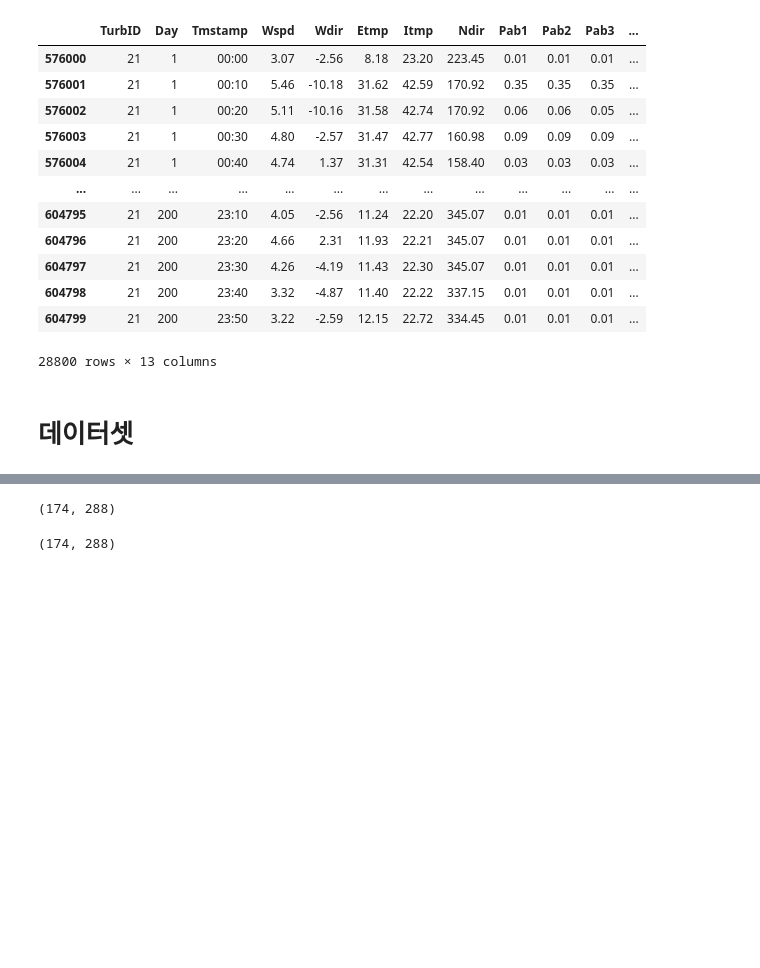
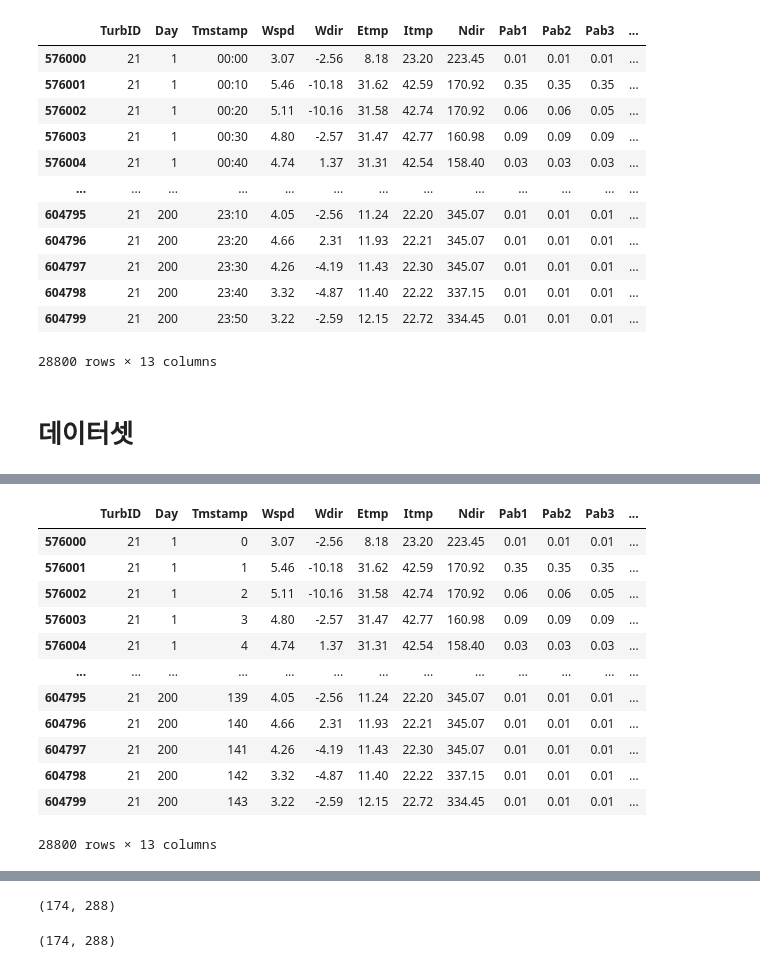
Before and after one commit to bub3690/dacon_study, a Jupyter notebook: inha_2022/baseline-1turb.ipynb, the cells around one changed output, grey strips where cells are left out. Drawn from its saved outputs; the diff is of its cells as text; code cells hidden in the pictures; blank space fills up the shorter version.

```diff
--- a/inha_2022/baseline-1turb.ipynb
+++ b/inha_2022/baseline-1turb.ipynb
@@ -143,3 +185,19 @@ def make_train_data(data):
+# %%
+train_data
+# %% [output]
+|  | TurbID | Day | Tmstamp | Wspd | Wdir | Etmp | Itmp | Ndir | Pab1 | Pab2 | Pab3 | ... |
+| 576000 | 21 | 1 | 0 | 3.07 | -2.56 | 8.18 | 23.20 | 223.45 | 0.01 | 0.01 | 0.01 | ... |
+| 576001 | 21 | 1 | 1 | 5.46 | -10.18 | 31.62 | 42.59 | 170.92 | 0.35 | 0.35 | 0.35 | ... |
+| 576002 | 21 | 1 | 2 | 5.11 | -10.16 | 31.58 | 42.74 | 170.92 | 0.06 | 0.06 | 0.05 | ... |
+| 576003 | 21 | 1 | 3 | 4.80 | -2.57 | 31.47 | 42.77 | 160.98 | 0.09 | 0.09 | 0.09 | ... |
+| 576004 | 21 | 1 | 4 | 4.74 | 1.37 | 31.31 | 42.54 | 158.40 | 0.03 | 0.03 | 0.03 | ... |
+| ... | ... | ... | ... | ... | ... | ... | ... | ... | ... | ... | ... | ... |
+| 604795 | 21 | 200 | 139 | 4.05 | -2.56 | 11.24 | 22.20 | 345.07 | 0.01 | 0.01 | 0.01 | ... |
+| 604796 | 21 | 200 | 140 | 4.66 | 2.31 | 11.93 | 22.21 | 345.07 | 0.01 | 0.01 | 0.01 | ... |
+| 604797 | 21 | 200 | 141 | 4.26 | -4.19 | 11.43 | 22.30 | 345.07 | 0.01 | 0.01 | 0.01 | ... |
+| 604798 | 21 | 200 | 142 | 3.32 | -4.87 | 11.40 | 22.22 | 337.15 | 0.01 | 0.01 | 0.01 | ... |
+| 604799 | 21 | 200 | 143 | 3.22 | -2.59 | 12.15 | 22.72 | 334.45 | 0.01 | 0.01 | 0.01 | ... |
+28800 rows × 13 columns
 # %%
 tms_list = list(pd.unique(train_data["Tmstamp"]))
 train_data["Tmstamp"] = train_data["Tmstamp"].apply(lambda x : tms_list.index(x) )
```
Also changed, not shown: parts of 30 cells of this notebook, 4 other files.
